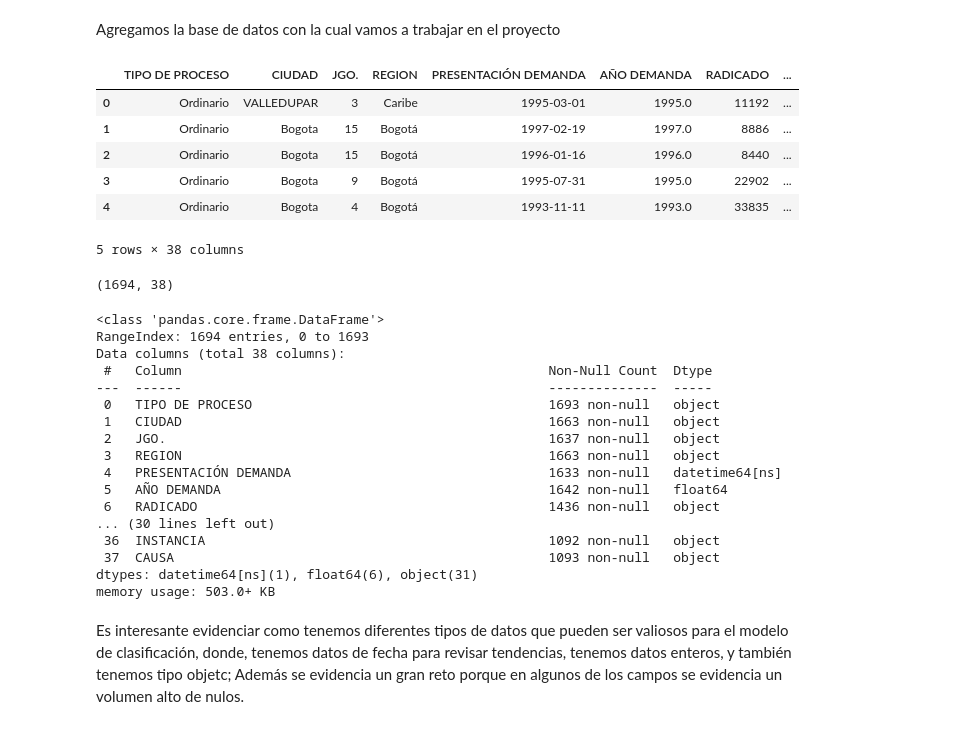
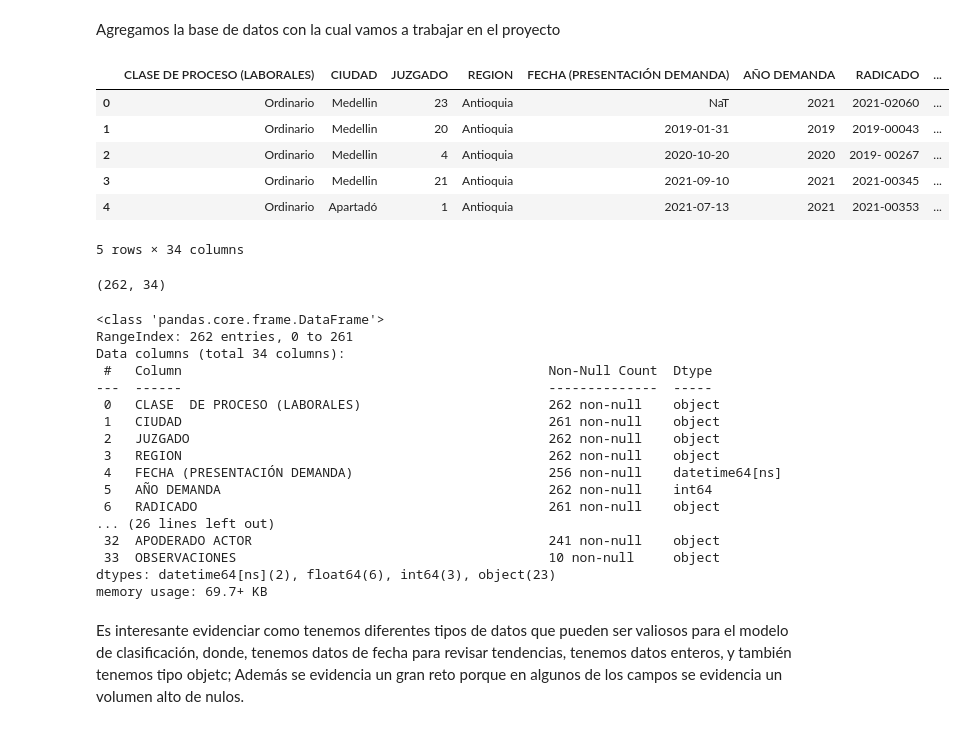
Before and after one commit to jforero281/Segmentaci-n_inteligente_abogados, a Jupyter notebook: solucion_ejercicio.ipynb, the cells around one changed output. Cells and saved outputs as stored; diff of their text form; code cells hidden in the pictures.

```diff
--- a/solucion_ejercicio.ipynb
+++ b/solucion_ejercicio.ipynb
@@ -13,41 +13,41 @@ import openpyxl
 Agregamos la base de datos con la cual vamos a trabajar en el proyecto
 # %%
 #cargamos la base de excel
-df = pd.read_excel('C:/Users/jdfr1/Documents/repositorios/Segmentaci-n_inteligente_abogados/Base_Datos.xlsx')
+df = pd.read_excel('C:/Users/jdfr1/Segmentaci-n_inteligente_abogados/Base_Datos.xlsx')
 df.head()
 # %% [output]
-|  | TIPO DE PROCESO | CIUDAD | JGO. | REGION | PRESENTACIÓN DEMANDA | AÑO DEMANDA | RADICADO | ... |
-| 0 | Ordinario | VALLEDUPAR | 3 | Caribe | 1995-03-01 | 1995.0 | 11192 | ... |
-| 1 | Ordinario | Bogota | 15 | Bogotá | 1997-02-19 | 1997.0 | 8886 | ... |
-| 2 | Ordinario | Bogota | 15 | Bogotá | 1996-01-16 | 1996.0 | 8440 | ... |
-| 3 | Ordinario | Bogota | 9 | Bogotá | 1995-07-31 | 1995.0 | 22902 | ... |
-| 4 | Ordinario | Bogota | 4 | Bogotá | 1993-11-11 | 1993.0 | 33835 | ... |
+|  | CLASE DE PROCESO (LABORALES) | CIUDAD | JUZGADO | REGION | FECHA (PRESENTACIÓN DEMANDA) | AÑO DEMANDA | RADICADO | ... |
+| 0 | Ordinario | Medellin | 23 | Antioquia | NaT | 2021 | 2021-02060 | ... |
+| 1 | Ordinario | Medellin | 20 | Antioquia | 2019-01-31 | 2019 | 2019-00043 | ... |
+| 2 | Ordinario | Medellin | 4 | Antioquia | 2020-10-20 | 2020 | 2019- 00267 | ... |
+| 3 | Ordinario | Medellin | 21 | Antioquia | 2021-09-10 | 2021 | 2021-00345 | ... |
+| 4 | Ordinario | Apartadó | 1 | Antioquia | 2021-07-13 | 2021 | 2021-00353 | ... |
-5 rows × 38 columns
+5 rows × 34 columns
 # %%
 #tamaño de la base
 df.shape
 # %% [output]
-(1694, 38)
+(262, 34)
 # %%
 #conocemos la estructura de la base
 df.info()
 # %% [output]
 <class 'pandas.core.frame.DataFrame'>
-RangeIndex: 1694 entries, 0 to 1693
-Data columns (total 38 columns):
+RangeIndex: 262 entries, 0 to 261
+Data columns (total 34 columns):
  #   Column                                               Non-Null Count  Dtype
 ---  ------                                               --------------  -----
- 0   TIPO DE PROCESO                                      1693 non-null   object
- 1   CIUDAD                                               1663 non-null   object
- 2   JGO.                                                 1637 non-null   object
- 3   REGION                                               1663 non-null   object
- 4   PRESENTACIÓN DEMANDA                                 1633 non-null   datetime64[ns]
- 5   AÑO DEMANDA                                          1642 non-null   float64
- 6   RADICADO                                             1436 non-null   object
-... (30 lines left out)
- 36  INSTANCIA                                            1092 non-null   object
- 37  CAUSA                                                1093 non-null   object
-dtypes: datetime64[ns](1), float64(6), object(31)
-memory usage: 503.0+ KB
+ 0   CLASE  DE PROCESO (LABORALES)                        262 non-null    object
+ 1   CIUDAD                                               261 non-null    object
+ 2   JUZGADO                                              262 non-null    object
+ 3   REGION                                               262 non-null    object
+ 4   FECHA (PRESENTACIÓN DEMANDA)                         256 non-null    datetime64[ns]
+ 5   AÑO DEMANDA                                          262 non-null    int64
+ 6   RADICADO                                             261 non-null    object
+... (26 lines left out)
+ 32  APODERADO ACTOR                                      241 non-null    object
+ 33  OBSERVACIONES                                        10 non-null     object
+dtypes: datetime64[ns](2), float64(6), int64(3), object(23)
+memory usage: 69.7+ KB
 # %% [markdown]
 Es interesante evidenciar como tenemos diferentes tipos de datos que pueden ser valiosos para el modelo de clasificación, donde, tenemos datos de fecha para revisar tendencias, tenemos datos enteros, y también tenemos tipo objetc; Además se evidencia un gran reto porque en algunos de los campos se evidencia un volumen alto de nulos.
```
Also changed, not shown: parts of 15 cells of this notebook, 2 other files.
